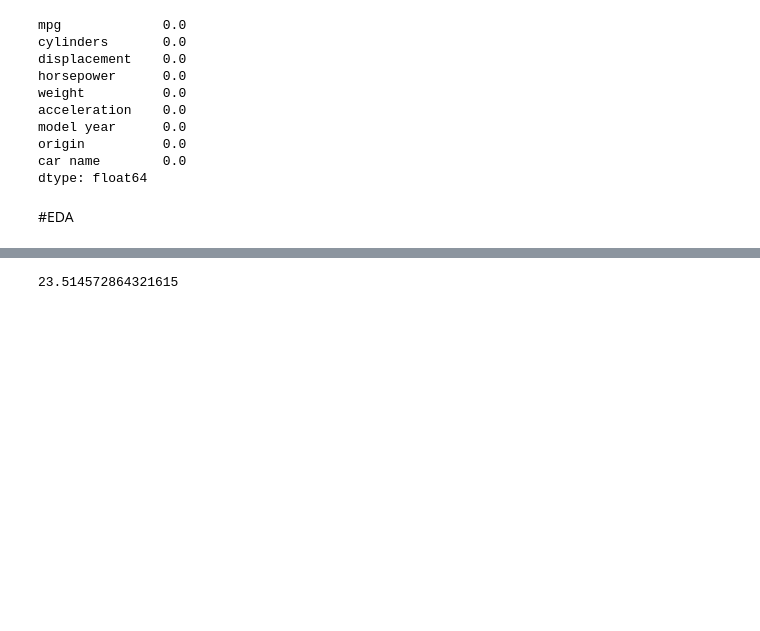
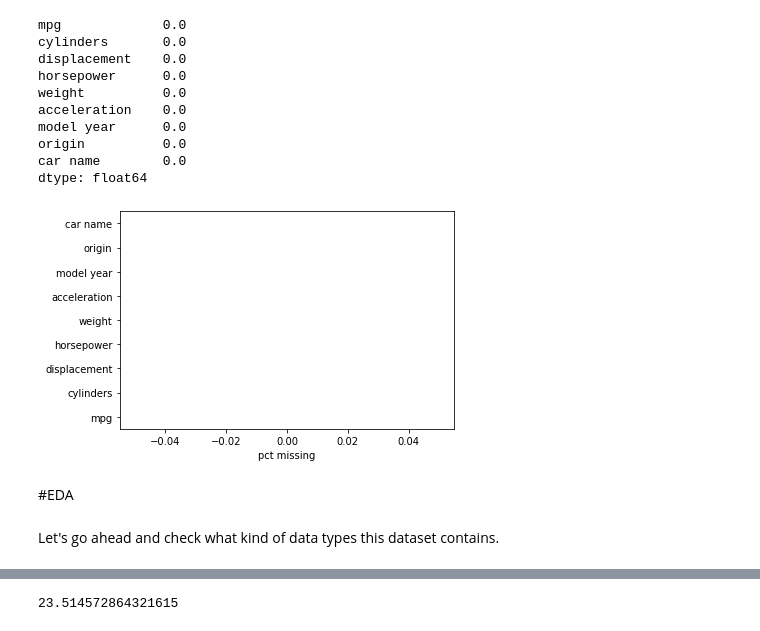
Before and after one commit to samgarcia3/Auto-MPG-Analysis, a Jupyter notebook: Auto_mpg.ipynb, the cells around one changed output, grey strips where cells are left out. Cells and saved outputs as stored; diff of their text form; code cells hidden in the pictures; blank space fills up the shorter version.

```diff
--- a/Auto_mpg.ipynb
+++ b/Auto_mpg.ipynb
@@ -101,5 +100,13 @@ model year      0.0
 origin          0.0
 car name        0.0
 dtype: float64
+# %%
+# plot the misssing values
+missing_fraction.plot(kind="barh")# histogram
+plt.xlabel("pct missing");# label missing categories
+# %% [output]
+[figure, added]
 # %% [markdown]
 #EDA
+# %% [markdown]
+Let's go ahead and check what kind of data types this dataset contains.
```
Also changed, not shown: parts of 21 cells of this notebook.
